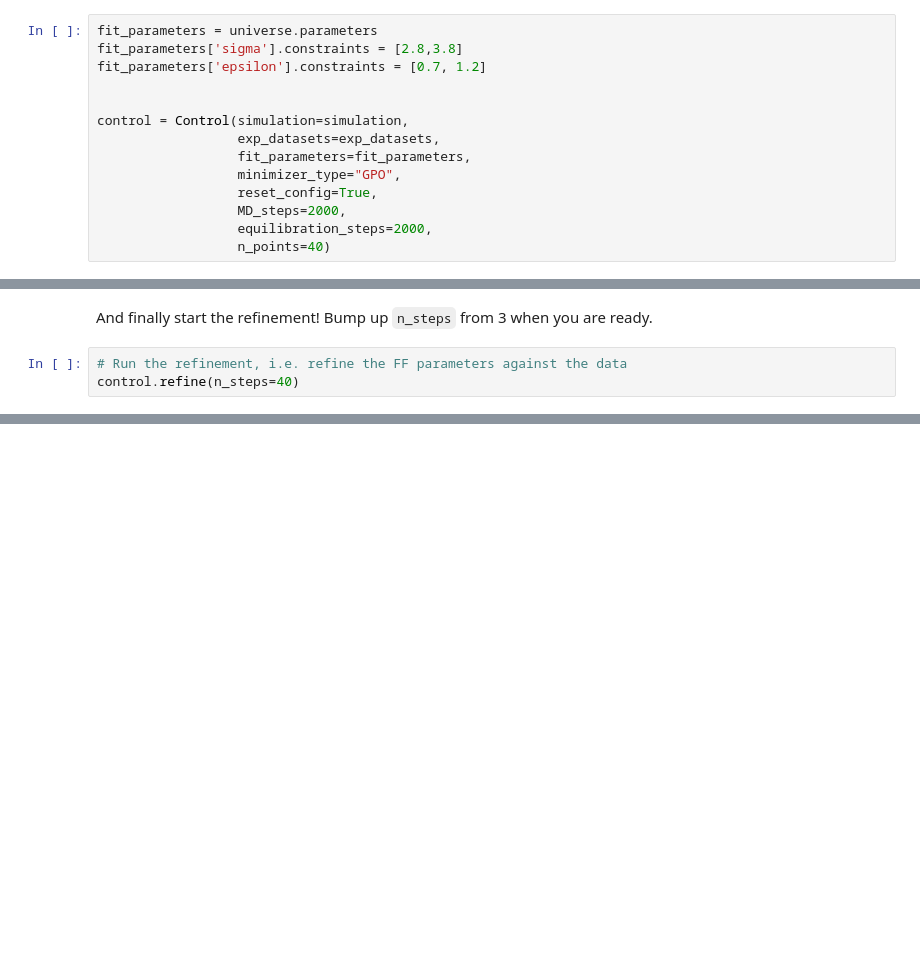
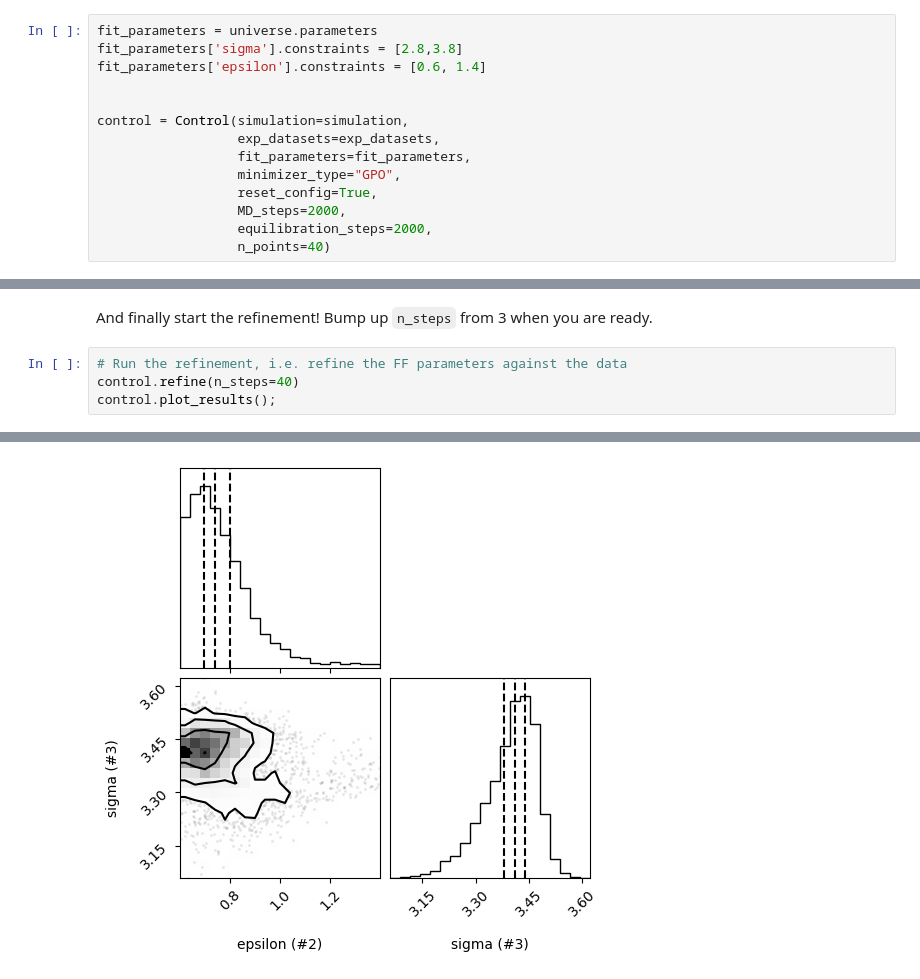
Before and after one commit to MDMCproject/MDMCproject.github.io, a Jupyter notebook: tutorials/Argon-a-to-z.ipynb, the cells around one changed output, grey strips where cells are left out. Saved outputs shown, nothing was run; the diff lists cells and outputs as text; blank space fills up the shorter version.

```diff
--- a/tutorials/Argon-a-to-z.ipynb
+++ b/tutorials/Argon-a-to-z.ipynb
@@ -91,7 +91,7 @@ Additionally, some observables will have an upper limit on the number of MD_step
 # %%
 fit_parameters = universe.parameters
 fit_parameters['sigma'].constraints = [2.8,3.8]
-fit_parameters['epsilon'].constraints = [0.7, 1.2]
+fit_parameters['epsilon'].constraints = [0.6, 1.4]
 
 
 control = Control(simulation=simulation,
@@ -114,5 +114,6 @@ And finally start the refinement! Bump up `n_steps` from 3 when you are ready.
 # %%
 # Run the refinement, i.e. refine the FF parameters against the data
 control.refine(n_steps=40)
+control.plot_results();
 # %% [output]
 Step         FoM Change state  Pred coords     Pred FoM epsilon (#2)   sigma (#3)
@@ -134,0 +136 @@ Automatic Scale Factors
+[figure, added]
```
Also changed, not shown: parts of 1 cell of this notebook, 38 other files.
